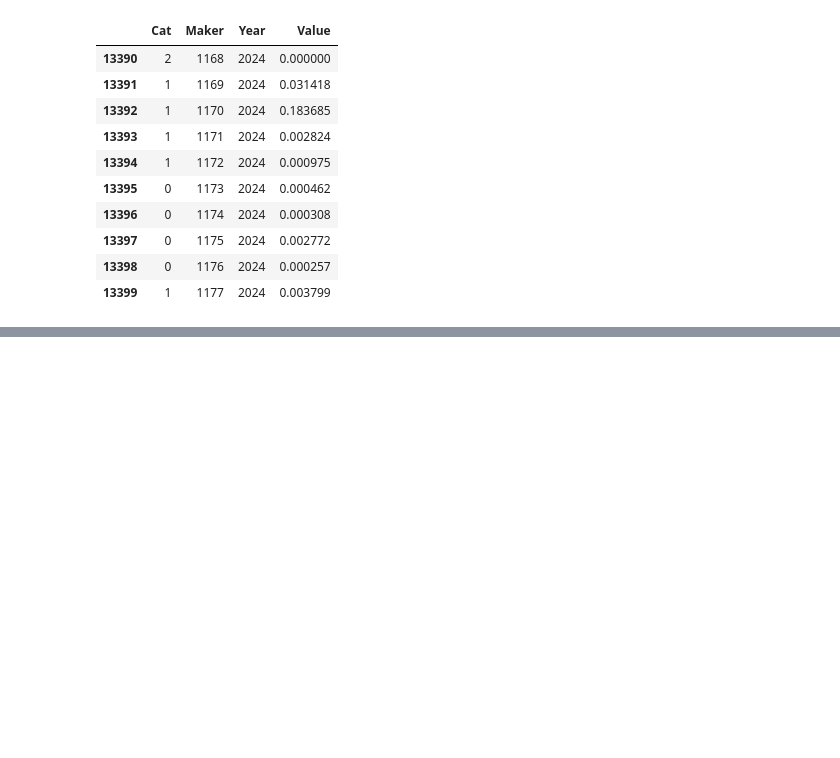
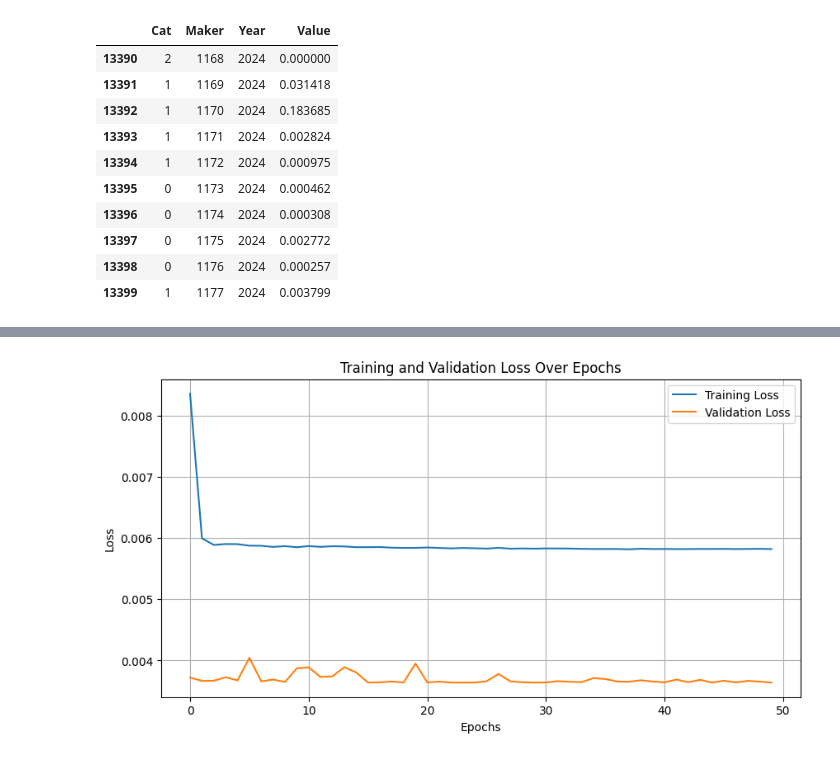
Before and after one commit to dietadestina/PA_EVCast, a Jupyter notebook: data_ev_sales.ipynb, the cells around one changed output, grey strips where cells are left out. Drawn from its saved outputs; the diff is of its cells as text; code cells hidden in the pictures; blank space fills up the shorter version.

```diff
--- a/data_ev_sales.ipynb
+++ b/data_ev_sales.ipynb
@@ -296,0 +253,22 @@ plt.show()
+# %%
+import matplotlib.pyplot as plt
+
+# Misalkan history adalah hasil pelatihan model yang menyimpan informasi loss
+# history.history['loss'] adalah loss untuk data training
+# history.history['val_loss'] adalah loss untuk data validation
+
+def plot_loss(history):
+    plt.figure(figsize=(10, 5))
+    plt.plot(history.history['loss'], label='Training Loss')
+    plt.plot(history.history['val_loss'], label='Validation Loss')
+    plt.xlabel('Epochs')
+    plt.ylabel('Loss')
+    plt.title('Training and Validation Loss Over Epochs')
+    plt.legend()
+    plt.grid(True)
+    plt.show()
+
+# Memanggil fungsi visualisasi dengan history dari hasil training
+plot_loss(history)
+# %% [output]
+[figure, added]
```
Also changed, not shown: parts of 9 cells of this notebook.
